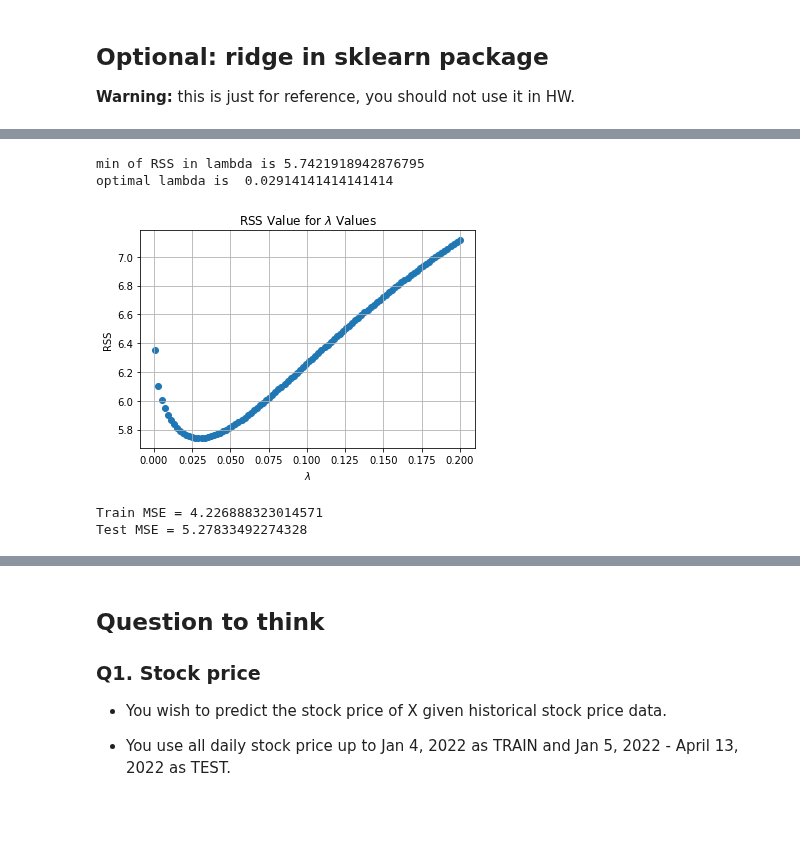
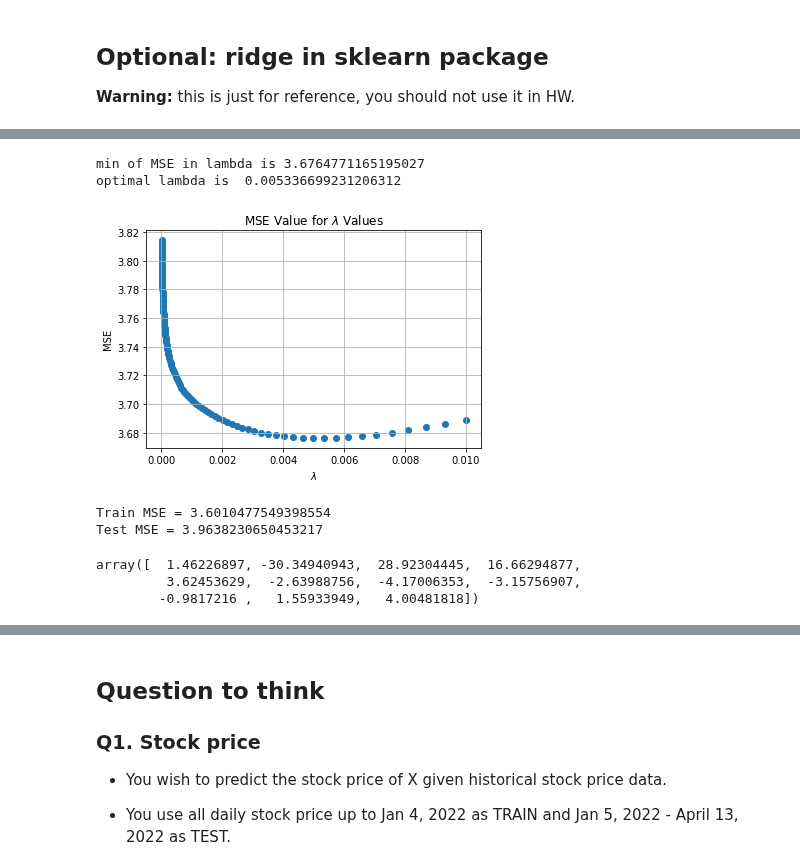
Before and after one commit to yexf308/AppliedStatistics, a Jupyter notebook: 5_Ridge_Regression.ipynb, the cells around one changed output, grey strips where cells are left out. Drawn from its saved outputs; the diff is of its cells as text; code cells hidden in the pictures; blank space fills up the shorter version.

```diff
--- a/5_Ridge_Regression.ipynb
+++ b/5_Ridge_Regression.ipynb
@@ -69,7 +69,7 @@ from sklearn.model_selection import train_test_split
 
 # same data as before
 np.random.seed(0)
-N = 35
+N = 75
 x = np.linspace(0.0, 20, N)
 X0 = x.reshape(N, 1)
 w = np.array([-1.5, 1 / 9.0])
@@ -85,10 +85,10 @@ for i in range(1,d+1):
 
 # use hold-out
 # we split the data into two parts: training and testing
-X_train, X_test, y_train, y_test = train_test_split(X, y, test_size=0.2, random_state=42)
+X_train, X_test, y_train, y_test = train_test_split(X, y, test_size=0.2, random_state=21)
 
-#l_span   = [10**-3, 10**-2, 10**-1, 1, 10, 100, 1000, 10000]
-l_span    = linspace(7000,15000,100)
+l_span   = [10**-3, 10**-2, 10**-1, 1, 10, 100, 1000, 10000, 50000]
+#l_span    = linspace(7000,15000,100)
 RSS_test = []
 w_store  = []
 for l in l_span:
@@ -99,11 +99,12 @@ for l in l_span:
 
 
 fig, ax = plt.subplots()
-ax.scatter(l_span, RSS_test)
-ylabel('RSS')
-xlabel('$\lambda$')
-title('RSS Value for $\lambda$ Values')
+ax.scatter(log(l_span), log(RSS_test))
+ylabel('log RSS')
+xlabel('log $\lambda$')
+title('log RSS Value for $\log\lambda$ Values')
 grid()
 print('min of RSS in lambda is', min(RSS_test))
 print('optimal lambda is ', l_span[argmin(RSS_test)])
+# your hold-out will not work well when N is small because it flucuates a lot.
 # %% [output]
@@ -133,7 +140,7 @@ from sklearn.preprocessing import MinMaxScaler
 from sklearn.metrics import mean_squared_error as mse
 
 
-xtrain, xtest, ytrain, ytest = train_test_split(x, y, test_size=0.2, random_state=42)
+xtrain, xtest, ytrain, ytest = train_test_split(x, y, test_size=0.2, random_state=20)
 
 # Rescaling data
 scaler = MinMaxScaler(feature_range=(-1, 1))
@@ -148,7 +155,7 @@ mse_test = np.empty(L)
 ytest_pred_stored = dict()
 for i, l in enumerate(l_span):
     model = Ridge(alpha=l, fit_intercept=False)
-    poly_features = PolynomialFeatures(degree=deg, include_bias=False)
+    poly_features = PolynomialFeatures(degree=deg, include_bias=True)
     Xtrain_poly = poly_features.fit_transform(Xtrain)
     model.fit(Xtrain_poly, ytrain)
     ytrain_pred = model.predict(Xtrain_poly)
@@ -158,7 +165,7 @@ for i, l in enumerate(l_span):
     mse_test[i] = mse(ytest_pred, ytest)
     ytest_pred_stored[l] = ytest_pred
 
-# Plot MSE vs degree
+# Plot MSE vs lambda
 fig, ax = plt.subplots()
 mask = [True] * L
 ax.plot(l_span[mask], mse_test[mask], color="r", marker="x", label="test")
@@ -240,57 +251,66 @@ Xtest_s  = MinMaxScaler(Xtest)
 # %%
-K_FOLD = 35 # LOOCV
+K_FOLD = 20 # LOOCV
 
 N_TRAIN = Xtrain_s.shape[0]
 idx = np.random.permutation(N_TRAIN)
 N_PER_FOLD = N_TRAIN // K_FOLD
 
-l_span    = np.linspace(0.001,0.2,100)
-RSS       = np.zeros(len(l_span))
+l_span    = np.logspace(-5,-2,100)
+MSE       = np.zeros(len(l_span))
 for l_idx, l in enumerate(l_span):
   for i in range(K_FOLD):
     # CRUCIAL: we use slicing to calculate the index train set and val set should use!
     # Using the ith fold as the validation set
     VAL_idx   = idx[i * N_PER_FOLD : (i+1) * N_PER_FOLD]
     # Using the rest as the train set
     TRAIN_idx = np.concatenate((idx[:i * N_PER_FOLD], idx[(i + 1) * N_PER_FOLD:]))
     ytrain_i  = y[TRAIN_idx]
     Xtrain_i  = Xtrain_s[TRAIN_idx]
     yval_i    = y[VAL_idx]
     Xval_i    = Xtrain_s[VAL_idx]
     w_hat     = ridge_qr_solve(Xtrain_i, ytrain_i, l)
     yval_i_hat  = Xval_i.dot(w_hat)
     # accumulate error from this fold of validation set
-    RSS[l_idx] = RSS[l_idx] + norm(yval_i-yval_i_hat)**2
+    MSE[l_idx] = MSE[l_idx] + norm(yval_i-yval_i_hat)**2/len(yval_i)
 
-  RSS[l_idx] = RSS[l_idx]/K_FOLD
+  MSE[l_idx] = MSE[l_idx]/K_FOLD
 
 
 
 
 
 fig, ax = plt.subplots()
-ax.scatter(l_span, RSS)
-ylabel('RSS')
+ax.scatter(l_span, MSE)
+ylabel('MSE')
 xlabel('$\lambda$')
-title('RSS Value for $\lambda$ Values')
+title('MSE Value for $\lambda$ Values')
 grid()
-print('min of RSS in lambda is', min(RSS))
-print('optimal lambda is ', l_span[argmin(RSS)])
+print('min of MSE in lambda is', min(MSE))
+print('optimal lambda is ', l_span[argmin(MSE)])
 # %% [output]
-min of RSS in lambda is 5.7421918942876795
-optimal lambda is  0.02914141414141414
+min of MSE in lambda is 3.6764771165195027
+optimal lambda is  0.005336699231206312
-[figure, old version]
+[figure, new version]
 # %%
 # in order to compare the performance, you should use mean-squared-error (MSE)
-l_best = l_span[argmin(RSS)]
+l_best = l_span[argmin(MSE)]
 w_hat     = ridge_qr_solve(Xtrain_s, y, l_best)
 y_hat     = Xtrain_s.dot(w_hat)
 print('Train MSE =', norm(y-y_hat)**2/len(y))
 y_test_hat = Xtest_s.dot(w_hat)
 print('Test MSE =', norm(ytest-y_test_hat)**2/len(ytest))
+# if your Test MSE is slightly larger than Train MSE, it is good.
+# if your Test MSE is much much larger than Train MSE, it may have overfitting issue.
 # %% [output]
-Train MSE = 4.226888323014571
-Test MSE = 5.27833492274328
+Train MSE = 3.6010477549398554
+Test MSE = 3.9638230650453217
+# %%
+w_hat
+# this is not close to w_true
+# %% [output]
+array([  1.46226897, -30.34940943,  28.92304445,  16.66294877,
+         3.62453629,  -2.63988756,  -4.17006353,  -3.15756907,
+        -0.9817216 ,   1.55933949,   4.00481818])
 # %%
 # when you plot the data, you should use Xtest instead of Xtest_scaled.
 fig, ax = plt.subplots()
```
Also changed, not shown: parts of 13 cells of this notebook.
